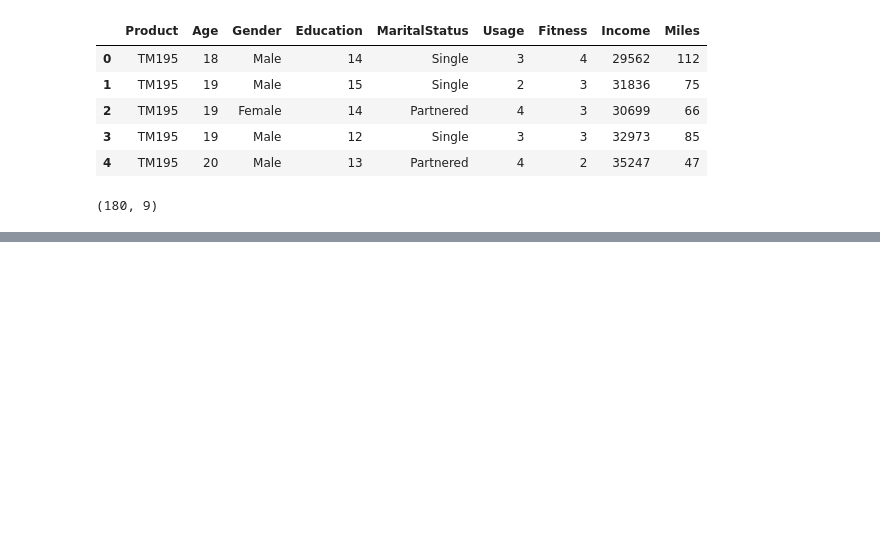
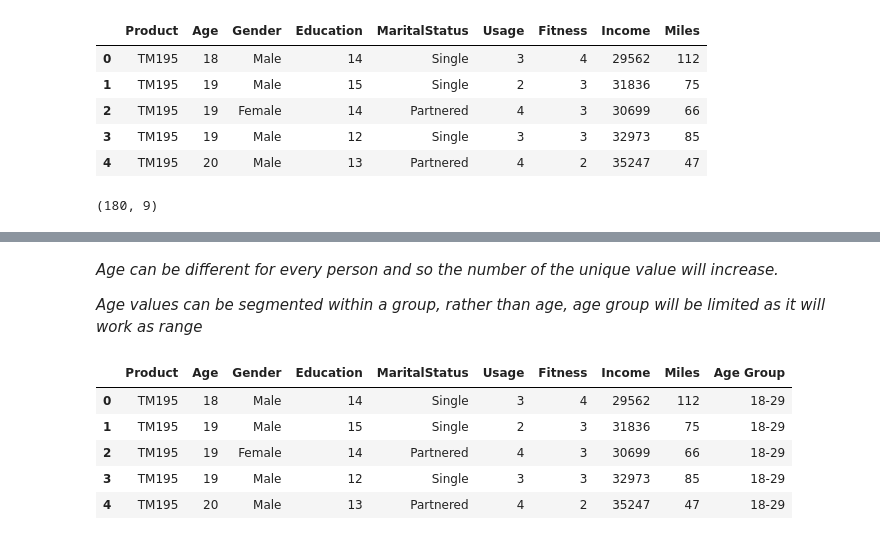
Before and after one commit to sha2992/Cardio-Good-Fitness---Trademill, a Jupyter notebook: cardio-good-fitness-trademill.ipynb, the cells around one changed output, grey strips where cells are left out. Saved outputs shown, nothing was run; the diff lists cells and outputs as text; code cells hidden in the pictures; blank space fills up the shorter version.

Commit message:
Kaggle Notebook | Cardio Good Fitness - Trademill | Version 2

```diff
--- a/cardio-good-fitness-trademill.ipynb
+++ b/cardio-good-fitness-trademill.ipynb
@@ -38,0 +175,4 @@ columns = df.shape[1]
+# %% [markdown]
+*Age can be different for every person and so the number of the unique value will increase.*
+
+*Age values can be segmented within a group, rather than age, age group will be limited as it will work as range*
@@ -38,0 +193,9 @@ columns = df.shape[1]
+# %%
+df.head()
+# %% [output]
+|  | Product | Age | Gender | Education | MaritalStatus | Usage | Fitness | Income | Miles | Age Group |
+| 0 | TM195 | 18 | Male | 14 | Single | 3 | 4 | 29562 | 112 | 18-29 |
+| 1 | TM195 | 19 | Male | 15 | Single | 2 | 3 | 31836 | 75 | 18-29 |
+| 2 | TM195 | 19 | Female | 14 | Partnered | 4 | 3 | 30699 | 66 | 18-29 |
+| 3 | TM195 | 19 | Male | 12 | Single | 3 | 3 | 32973 | 85 | 18-29 |
+| 4 | TM195 | 20 | Male | 13 | Partnered | 4 | 2 | 35247 | 47 | 18-29 |
```
Also changed, not shown: parts of 21 cells of this notebook.
